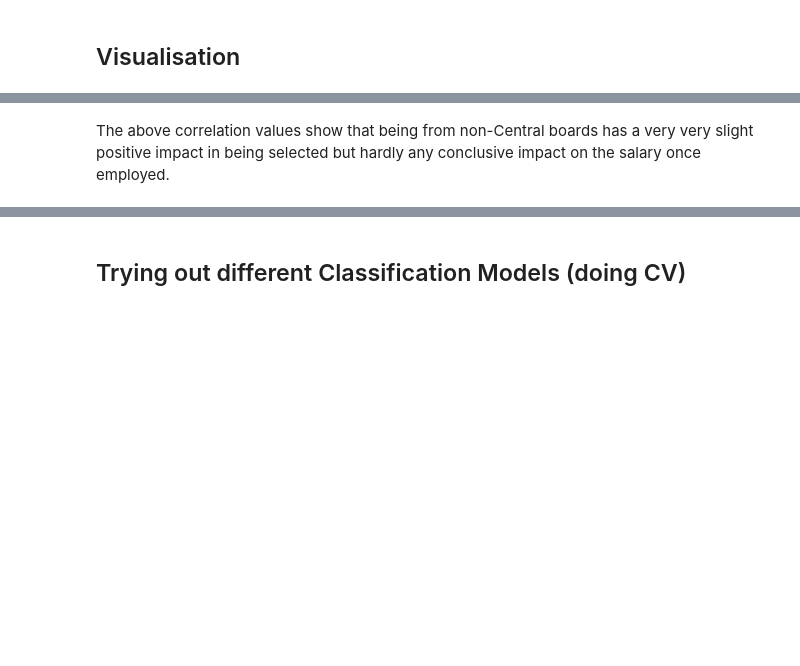
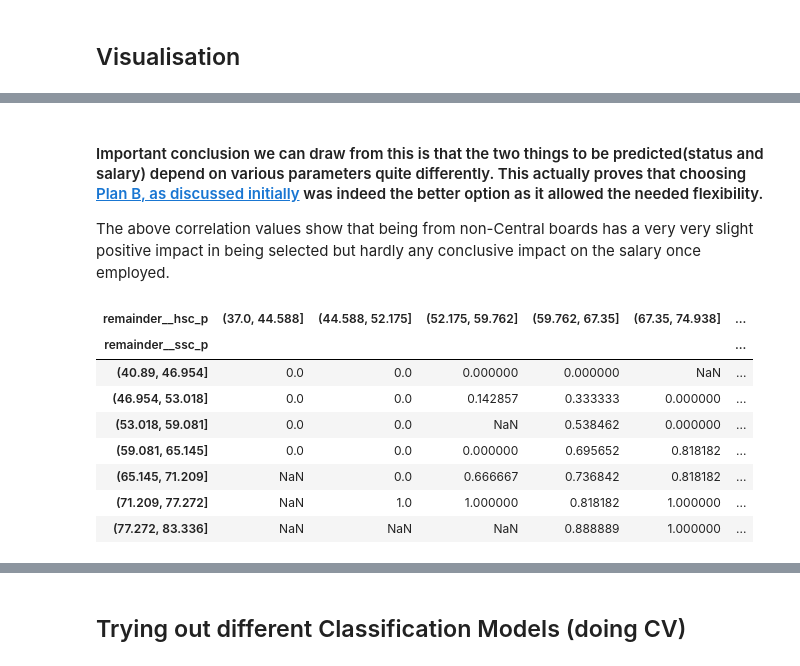
Before and after one commit to dsgiitr/Lecture-Assignments-Y22, a Jupyter notebook: ML/ML-Project-Submissions/sanidhya.ipynb, the cells around one changed output, grey strips where cells are left out. Cells and saved outputs as stored; diff of their text form; code cells hidden in the pictures; blank space fills up the shorter version.

```diff
--- a/ML/ML-Project-Submissions/sanidhya.ipynb
+++ b/ML/ML-Project-Submissions/sanidhya.ipynb
@@ -165,4 +176,6 @@ onehotencoder__degree_t_Comm&Mgmt       -0.160322
 remainder__status                             NaN
 Name: remainder__salary, dtype: float64
 # %% [markdown]
+#### Important conclusion we can draw from this is that the two things to be predicted(status and salary) depend on various parameters quite differently. This actually proves that choosing [Plan B, as discussed initially](#Possible-Approaches) was indeed the better option as it allowed the needed flexibility.
+
 The above correlation values show that being from non-Central boards has a very very slight positive impact in being selected but hardly any conclusive impact on the salary once employed.
@@ -168,0 +193,15 @@ The above correlation values show that being from non-Central boards has a very
+# %%
+#heat1 is ratio of selection vs schooling percentages basically
+heat1 = data.groupby([pd.cut(data['remainder__ssc_p'], bins(data,'remainder__ssc_p','remainder__hsc_p',8,8)[0]),pd.cut(data['remainder__hsc_p'], bins(data,'remainder__ssc_p','remainder__hsc_p',8,8)[1])])['remainder__status'].mean().unstack()
+heat2 = data.groupby([pd.cut(data['remainder__degree_p'], bins(data,'remainder__degree_p','remainder__etest_p',8,8)[0]),pd.cut(data['remainder__etest_p'], bins(data,'remainder__degree_p','remainder__etest_p',8,8)[1])])['remainder__status'].mean().unstack()
+heat1
+# %% [output]
+| remainder__hsc_p | (37.0, 44.588] | (44.588, 52.175] | (52.175, 59.762] | (59.762, 67.35] | (67.35, 74.938] | ... |
+| remainder__ssc_p |  |  |  |  |  | ... |
+| (40.89, 46.954] | 0.0 | 0.0 | 0.000000 | 0.000000 | NaN | ... |
+| (46.954, 53.018] | 0.0 | 0.0 | 0.142857 | 0.333333 | 0.000000 | ... |
+| (53.018, 59.081] | 0.0 | 0.0 | NaN | 0.538462 | 0.000000 | ... |
+| (59.081, 65.145] | 0.0 | 0.0 | 0.000000 | 0.695652 | 0.818182 | ... |
+| (65.145, 71.209] | NaN | 0.0 | 0.666667 | 0.736842 | 0.818182 | ... |
+| (71.209, 77.272] | NaN | 1.0 | 1.000000 | 0.818182 | 1.000000 | ... |
+| (77.272, 83.336] | NaN | NaN | NaN | 0.888889 | 1.000000 | ... |
```
Also changed, not shown: parts of 19 cells of this notebook.
